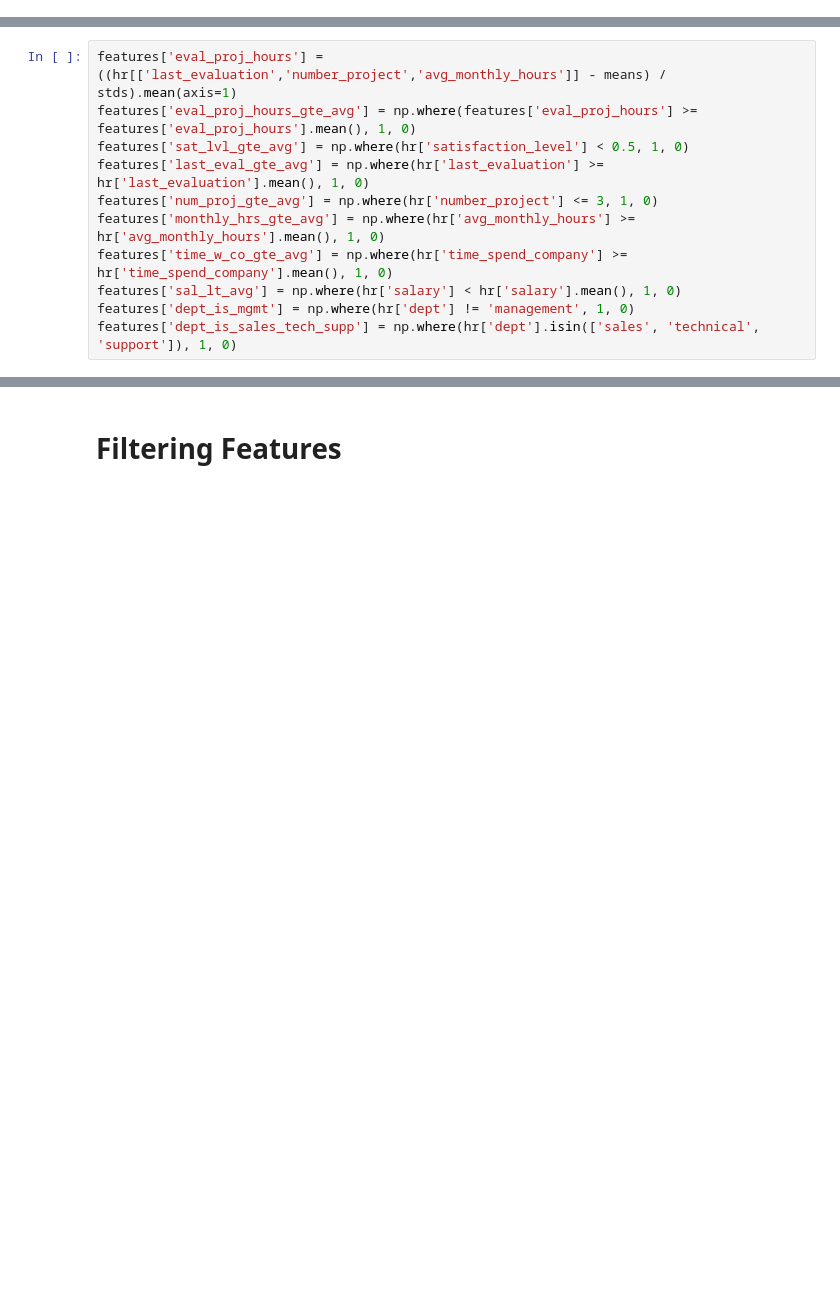
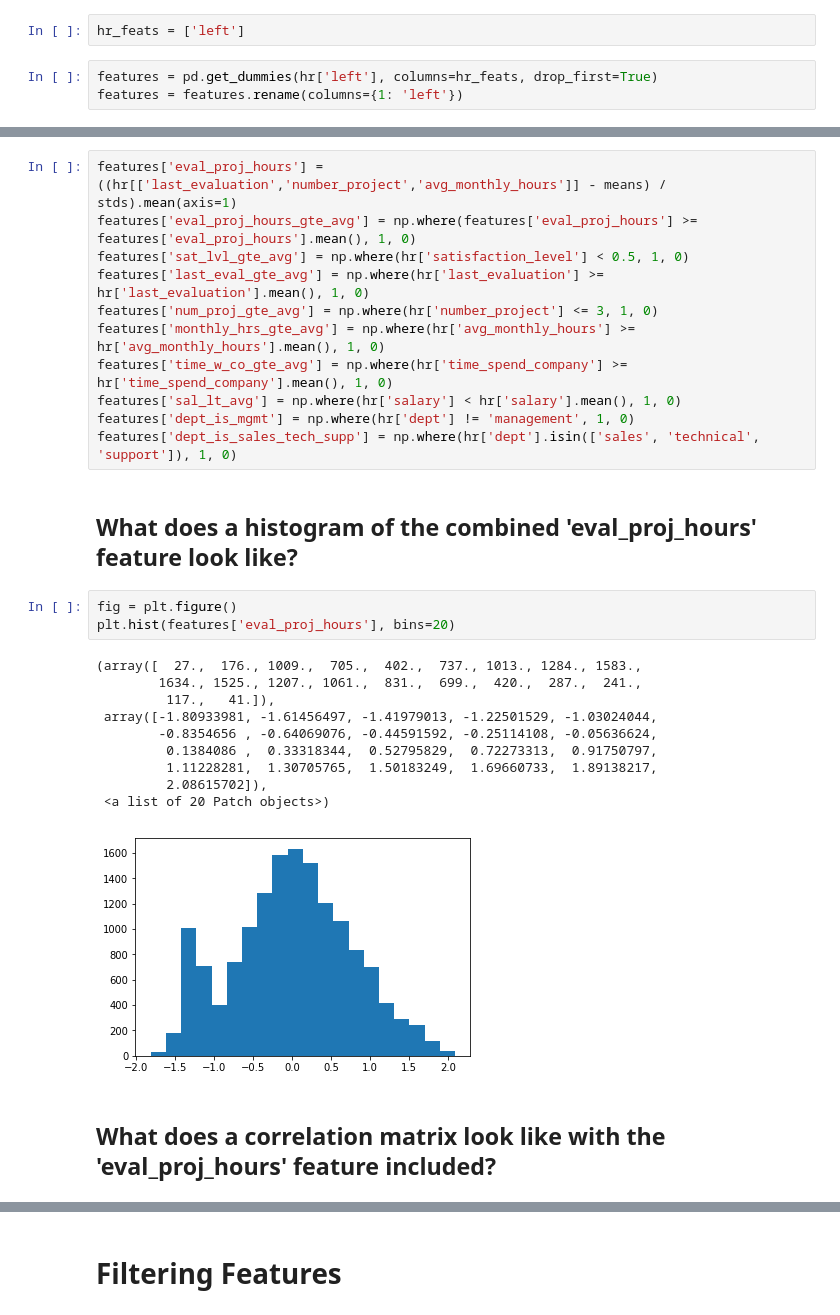
Before and after one commit to djrgit/coursework, a Jupyter notebook: thinkful/data_science/my_progress/unit_2_supervised_learning/Unit 2 - Lesson 1 - Challenge - Preparing a dataset for modeling.ipynb, the cells around one changed output, grey strips where cells are left out. Drawn from its saved outputs; the diff is of its cells as text; blank space fills up the shorter version.

```diff
--- a/thinkful/data_science/my_progress/unit_2_supervised_learning/Unit 2 - Lesson 1 - Challenge - Preparing a dataset for modeling.ipynb
+++ b/thinkful/data_science/my_progress/unit_2_supervised_learning/Unit 2 - Lesson 1 - Challenge - Preparing a dataset for modeling.ipynb
@@ -298,3 +296,8 @@ features = pd.get_dummies(hr['salary'])
+# %%
+hr_feats = ['left']
+# %%
+features = pd.get_dummies(hr['left'], columns=hr_feats, drop_first=True)
+features = features.rename(columns={1: 'left'})
 # %%
 means = hr[['last_evaluation','number_project','avg_monthly_hours']].mean(axis=0)
 stds = hr[['last_evaluation','number_project','avg_monthly_hours']].std(axis=0)
@@ -309,3 +312,21 @@ features['time_w_co_gte_avg'] = np.where(hr['time_spend_company'] >= hr['time_sp
 features['sal_lt_avg'] = np.where(hr['salary'] < hr['salary'].mean(), 1, 0)
 features['dept_is_mgmt'] = np.where(hr['dept'] != 'management', 1, 0)
 features['dept_is_sales_tech_supp'] = np.where(hr['dept'].isin(['sales', 'technical', 'support']), 1, 0)
+# %% [markdown]
+## What does a histogram of the combined 'eval_proj_hours' feature look like?
+# %%
+fig = plt.figure()
+plt.hist(features['eval_proj_hours'], bins=20)
+# %% [output]
+(array([  27.,  176., 1009.,  705.,  402.,  737., 1013., 1284., 1583.,
+        1634., 1525., 1207., 1061.,  831.,  699.,  420.,  287.,  241.,
+         117.,   41.]),
+ array([-1.80933981, -1.61456497, -1.41979013, -1.22501529, -1.03024044,
+        -0.8354656 , -0.64069076, -0.44591592, -0.25114108, -0.05636624,
+         0.1384086 ,  0.33318344,  0.52795829,  0.72273313,  0.91750797,
+         1.11228281,  1.30705765,  1.50183249,  1.69660733,  1.89138217,
+         2.08615702]),
+ <a list of 20 Patch objects>)
+[figure, added]
+# %% [markdown]
+## What does a correlation matrix look like with the 'eval_proj_hours' feature included?
```
Also changed, not shown: parts of 22 cells of this notebook.
